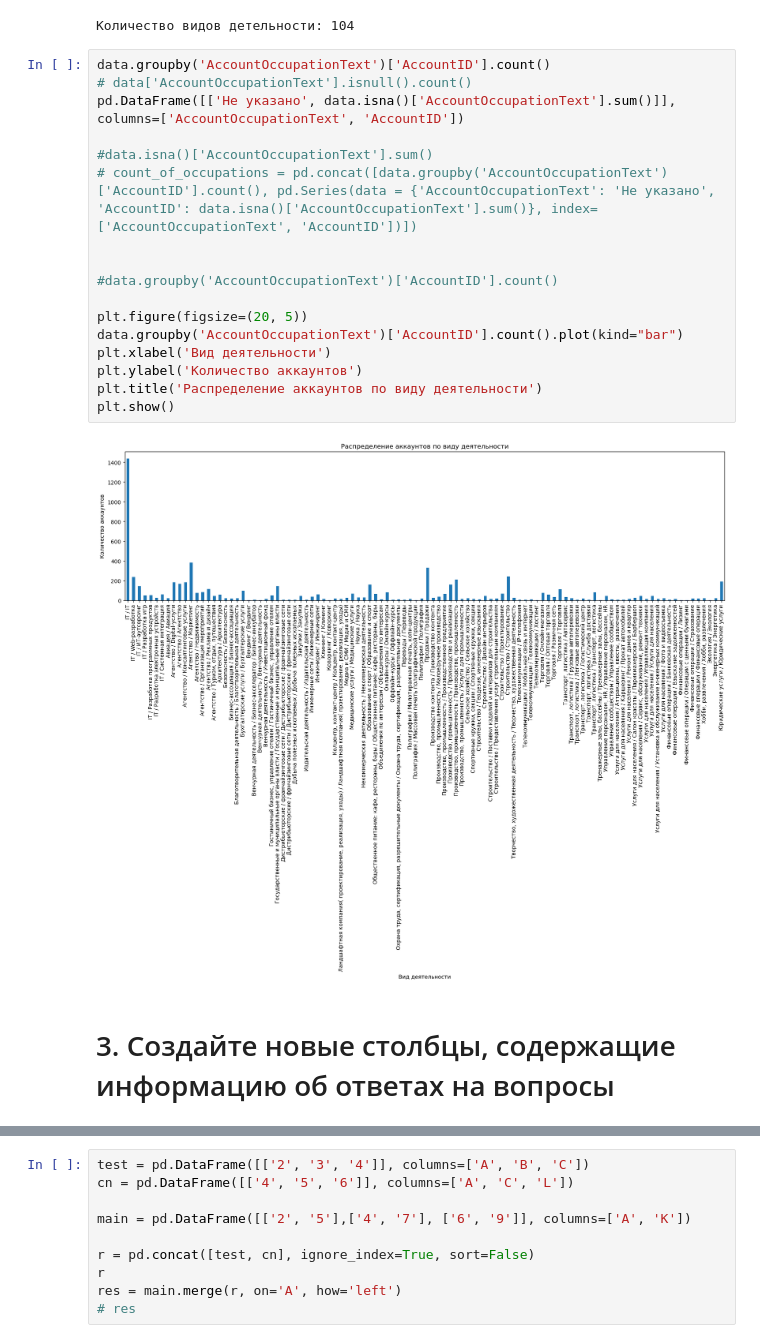
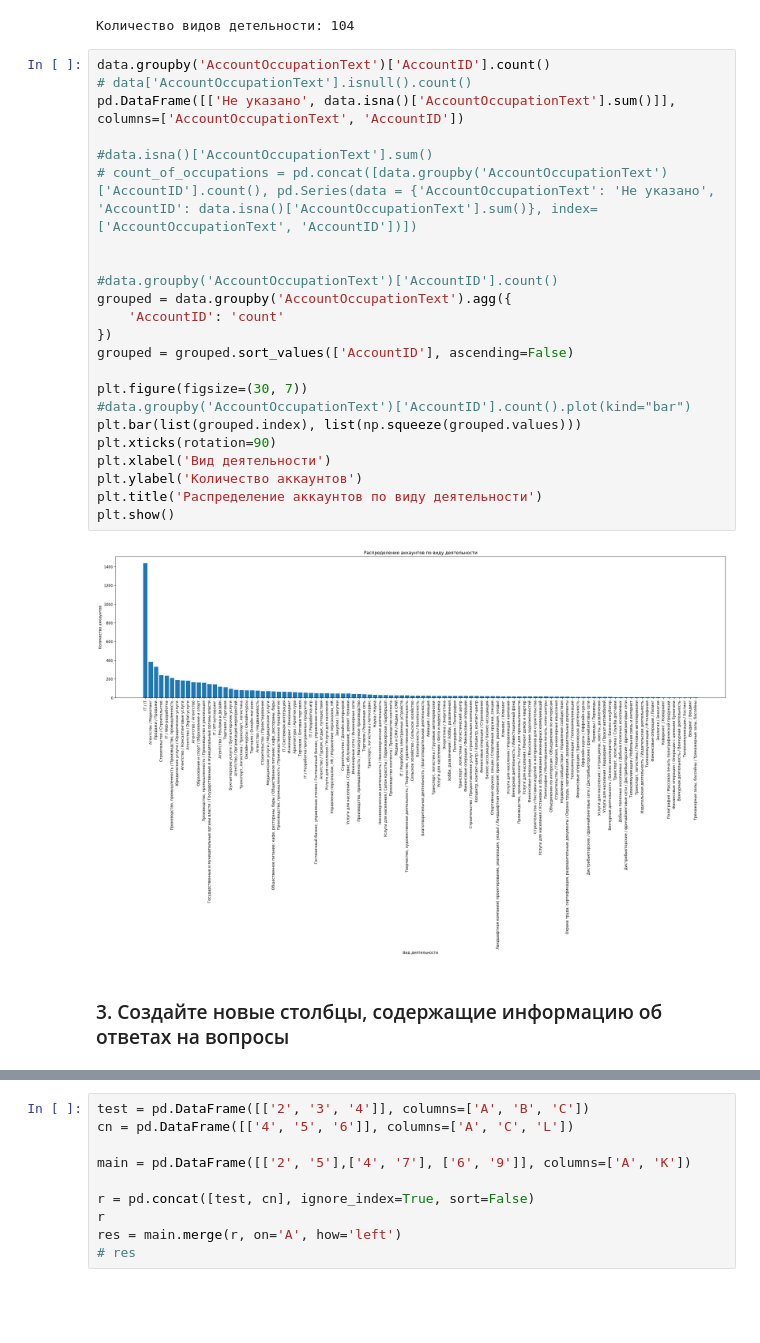
Before and after one commit to CuteLer/recommendation_systems_modul, a Jupyter notebook: main.ipynb, the cells around one changed output, grey strips where cells are left out. Cells and saved outputs as stored; diff of their text form; blank space fills up the shorter version.

```diff
--- a/main.ipynb
+++ b/main.ipynb
@@ -53,22 +53,28 @@ print("Количество видов детельности: " + str(count_of_
 # %%
 data.groupby('AccountOccupationText')['AccountID'].count()
 # data['AccountOccupationText'].isnull().count()
 pd.DataFrame([['Не указано', data.isna()['AccountOccupationText'].sum()]], columns=['AccountOccupationText', 'AccountID'])
 
 #data.isna()['AccountOccupationText'].sum()
 # count_of_occupations = pd.concat([data.groupby('AccountOccupationText')['AccountID'].count(), pd.Series(data = {'AccountOccupationText': 'Не указано', 'AccountID': data.isna()['AccountOccupationText'].sum()}, index=['AccountOccupationText', 'AccountID'])])
 
 
 #data.groupby('AccountOccupationText')['AccountID'].count()
+grouped = data.groupby('AccountOccupationText').agg({
+    'AccountID': 'count'
+})
+grouped = grouped.sort_values(['AccountID'], ascending=False)
 
-plt.figure(figsize=(20, 5))
-data.groupby('AccountOccupationText')['AccountID'].count().plot(kind="bar")
+plt.figure(figsize=(30, 7))
+#data.groupby('AccountOccupationText')['AccountID'].count().plot(kind="bar")
+plt.bar(list(grouped.index), list(np.squeeze(grouped.values)))
+plt.xticks(rotation=90)
 plt.xlabel('Вид деятельности')
 plt.ylabel('Количество аккаунтов')
 plt.title('Распределение аккаунтов по виду деятельности')
 plt.show()
 # %% [output]
-[figure, old version]
+[figure, new version]
 # %% [markdown]
-# 3. Создайте новые столбцы, содержащие информацию об ответах на вопросы
+### 3. Создайте новые столбцы, содержащие информацию об ответах на вопросы
 # %%
```
Also changed, not shown: parts of 4 cells of this notebook.
